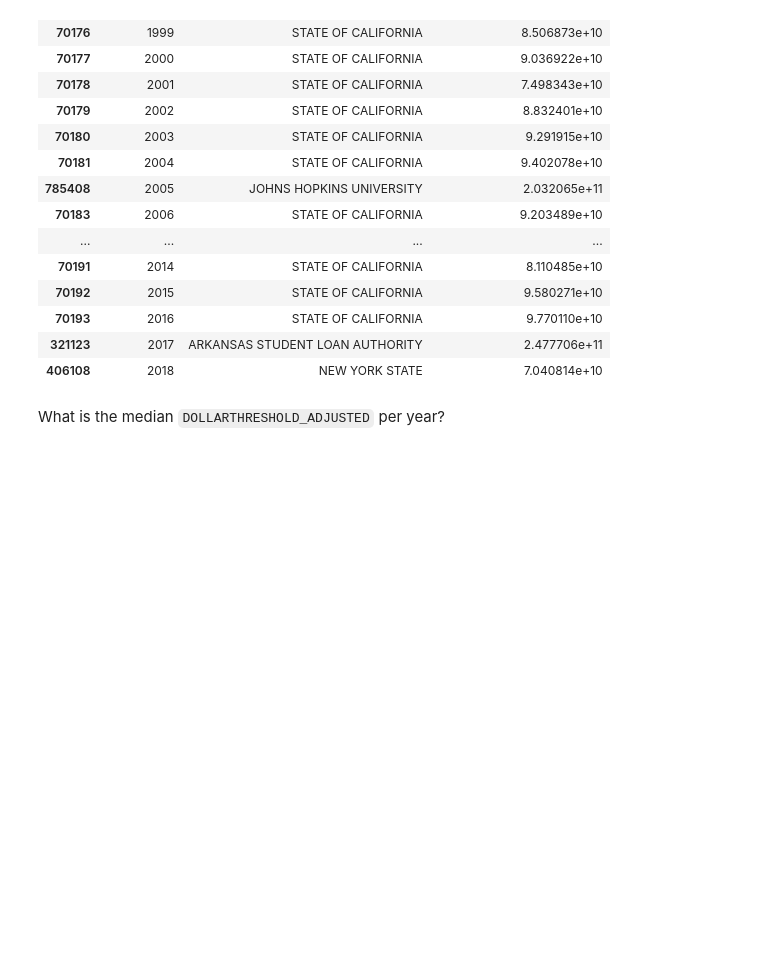
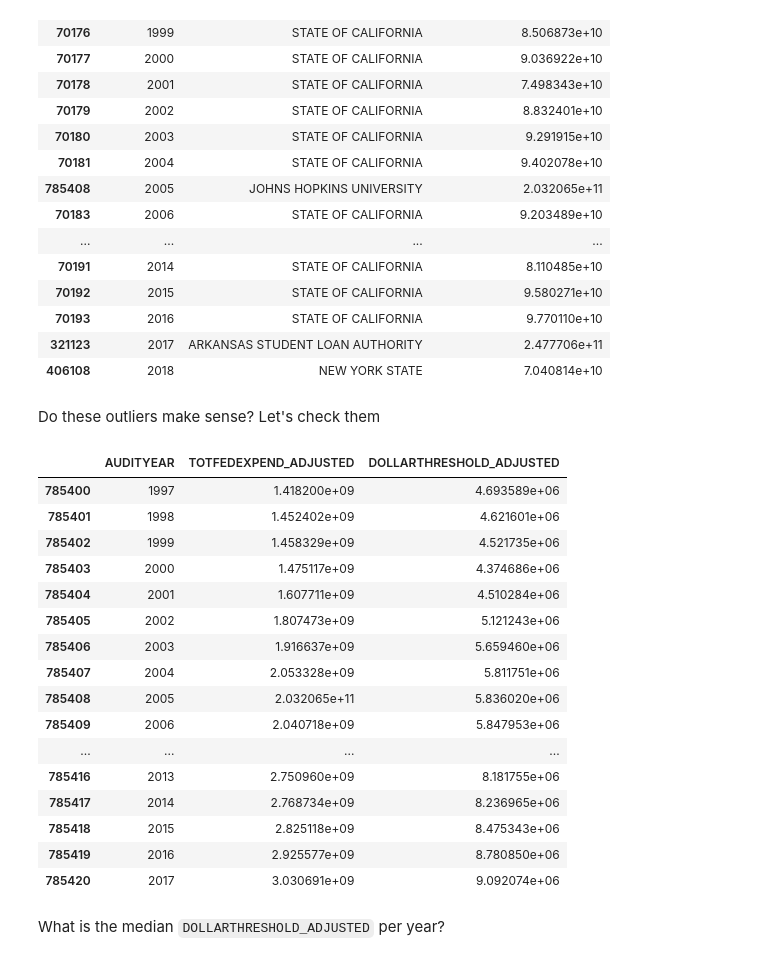
Before and after one commit to ihwang/fac, a Jupyter notebook: general_trends_aggregate.ipynb, the cells around one changed output. Saved outputs shown, nothing was run; the diff lists cells and outputs as text; code cells hidden in the pictures; blank space fills up the shorter version.

```diff
--- a/general_trends_aggregate.ipynb
+++ b/general_trends_aggregate.ipynb
@@ -136,6 +136,31 @@ df_analysis[idx_year_max][['AUDITYEAR', 'AUDITEENAME', 'TOTFEDEXPEND_ADJUSTED']]
 | 70193 | 2016 | STATE OF CALIFORNIA | 9.770110e+10 |
 | 321123 | 2017 | ARKANSAS STUDENT LOAN AUTHORITY | 2.477706e+11 |
 | 406108 | 2018 | NEW YORK STATE | 7.040814e+10 |
+# %% [markdown]
+Do these outliers make sense? Let's check them
+# %%
+df_analysis.loc[785408]
+df_analysis[df_analysis['EIN']==520595110][['AUDITYEAR', 'TOTFEDEXPEND_ADJUSTED', 'DOLLARTHRESHOLD_ADJUSTED']]
+# df_analysis.loc[321123]
+# df_analysis[df_analysis['EIN']==710497135][['AUDITYEAR', 'TOTFEDEXPEND_ADJUSTED', 'DOLLARTHRESHOLD_ADJUSTED']]
+# %% [output]
+|  | AUDITYEAR | TOTFEDEXPEND_ADJUSTED | DOLLARTHRESHOLD_ADJUSTED |
+| 785400 | 1997 | 1.418200e+09 | 4.693589e+06 |
+| 785401 | 1998 | 1.452402e+09 | 4.621601e+06 |
+| 785402 | 1999 | 1.458329e+09 | 4.521735e+06 |
+| 785403 | 2000 | 1.475117e+09 | 4.374686e+06 |
+| 785404 | 2001 | 1.607711e+09 | 4.510284e+06 |
+| 785405 | 2002 | 1.807473e+09 | 5.121243e+06 |
+| 785406 | 2003 | 1.916637e+09 | 5.659460e+06 |
+| 785407 | 2004 | 2.053328e+09 | 5.811751e+06 |
+| 785408 | 2005 | 2.032065e+11 | 5.836020e+06 |
+| 785409 | 2006 | 2.040718e+09 | 5.847953e+06 |
+| ... | ... | ... | ... |
+| 785416 | 2013 | 2.750960e+09 | 8.181755e+06 |
+| 785417 | 2014 | 2.768734e+09 | 8.236965e+06 |
+| 785418 | 2015 | 2.825118e+09 | 8.475343e+06 |
+| 785419 | 2016 | 2.925577e+09 | 8.780850e+06 |
+| 785420 | 2017 | 3.030691e+09 | 9.092074e+06 |
 # %% [markdown]
 What is the median `DOLLARTHRESHOLD_ADJUSTED` per year?
 # %%
```
Also changed, not shown: 1 other file.
